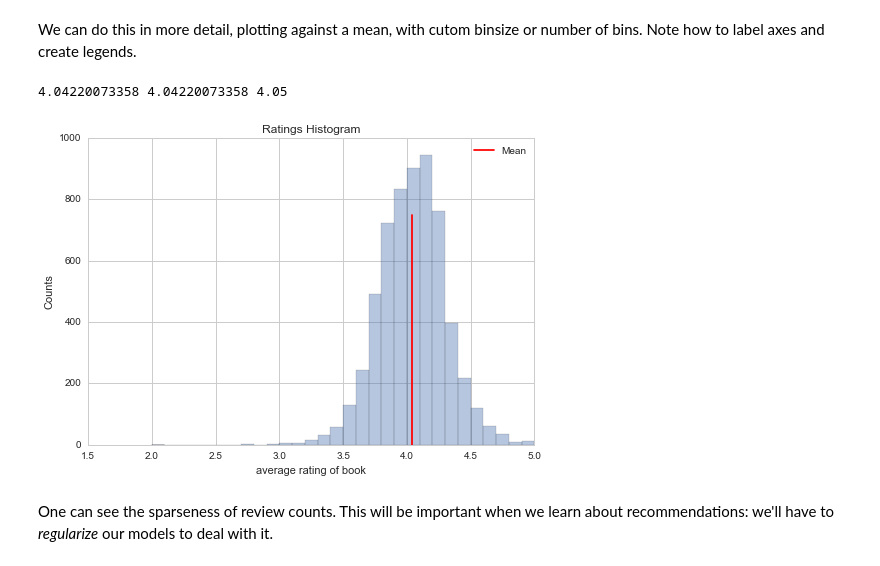
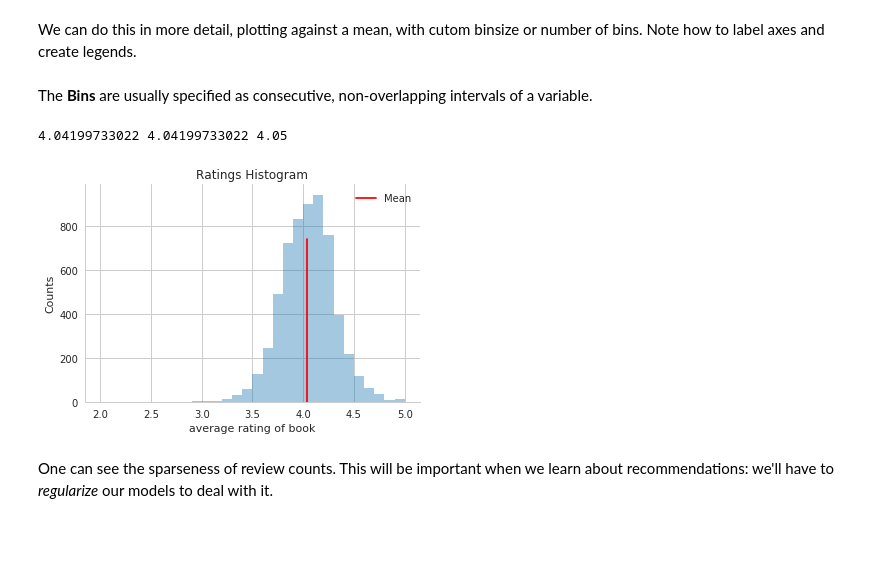
Before and after one commit to kamilucha123/2015lab1, a Jupyter notebook: Lab1-pythonpandas.ipynb, the cells around one changed output. Cells and saved outputs as stored; diff of their text form; code cells hidden in the pictures; blank space fills up the shorter version.

```diff
--- a/Lab1-pythonpandas.ipynb
+++ b/Lab1-pythonpandas.ipynb
@@ -316,21 +303,24 @@ df.rating.hist();
 # %% [markdown]
 We can do this in more detail, plotting against a mean, with cutom binsize or number of bins. Note how to label axes and create legends.
+# %% [markdown]
+The **Bins** are usually specified as consecutive, non-overlapping intervals of a variable.
 # %%
 sns.set_context("notebook")
 meanrat=df.rating.mean()
 #you can get means and medians in different ways
 print meanrat, np.mean(df.rating), df.rating.median()
 with sns.axes_style("whitegrid"):
-    df.rating.hist(bins=30, alpha=0.4);
+    df.rating.hist(bins=30, alpha=0.4)
+    # vertical line coming up from x axis axvline.(x, y, color, label) used
     plt.axvline(meanrat, 0, 0.75, color='r', label='Mean')
     plt.xlabel("average rating of book")
     plt.ylabel("Counts")
     plt.title("Ratings Histogram")
     plt.legend()
-    #sns.despine()
+    sns.despine()
 # %% [output]
-4.04220073358 4.04220073358 4.05
+4.04199733022 4.04199733022 4.05
-[figure, old version]
+[figure, new version]
 # %% [markdown]
 One can see the sparseness of review counts. This will be important when we learn about recommendations: we'll have to *regularize* our models to deal with it.
 # %%
```
Also changed, not shown: parts of 24 cells of this notebook.
